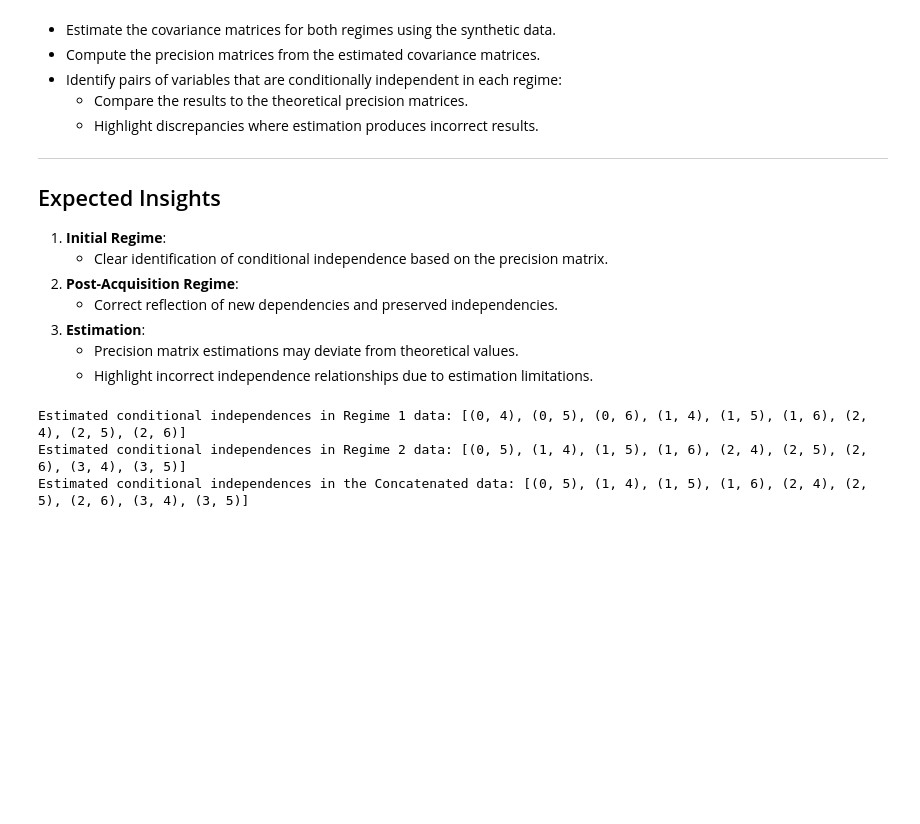
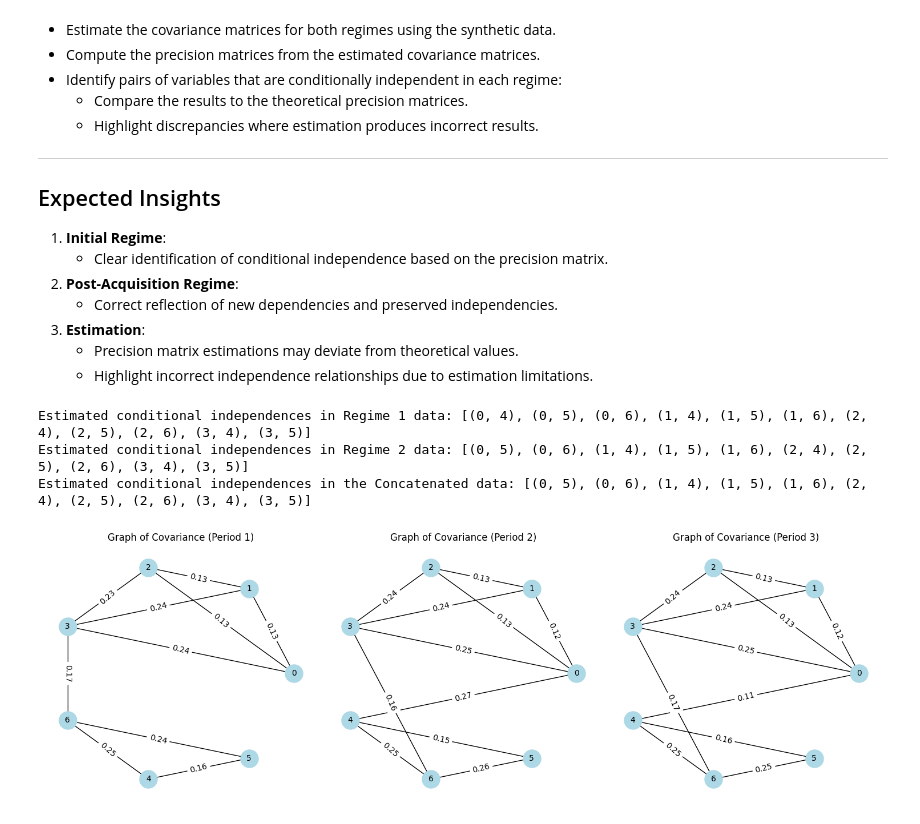
Before and after one commit to AlaaBouattour/TVGL-in-python, a Jupyter notebook: Examples/data_generation_v2.ipynb, the cells around one changed output. Cells and saved outputs as stored; diff of their text form; code cells hidden in the pictures; blank space fills up the shorter version.

```diff
--- a/Examples/data_generation_v2.ipynb
+++ b/Examples/data_generation_v2.ipynb
@@ -153,7 +153,7 @@ _ = np.linalg.cholesky(Sigma1)
 # In[4] (Code): Generate data for the first regime
 
 np.random.seed(42)
-T = 5000
+T = 50000
 mean = np.zeros(7)
 data1 = np.random.multivariate_normal(mean, Sigma1, size=T)
 # %%
@@ -170,7 +170,7 @@ Sigma2 = np.linalg.inv(K2)
 _ = np.linalg.cholesky(Sigma2)
 
 # Generate data for the second regime
-T_prime = 5000
+T_prime = 50000
 data2 = np.random.multivariate_normal(mean, Sigma2, size=T_prime)
 # %%
 # In[8] (Code): Estimate precision matrices and check conditional independences
@@ -205,6 +205,6 @@ print("Estimated conditional independences in Regime 1 data:", ci_1)
 print("Estimated conditional independences in Regime 2 data:", ci_2)
 print("Estimated conditional independences in the Concatenated data:", ci_concat)
 # %% [output]
-Estimated conditional independences in Regime 1 data: [(0, 4), (0, 5), (0, 6), (1, 4), (1, 5), (1, 6), (2, 4), (2, 5), (2, 6)]
-Estimated conditional independences in Regime 2 data: [(0, 5), (1, 4), (1, 5), (1, 6), (2, 4), (2, 5), (2, 6), (3, 4), (3, 5)]
-Estimated conditional independences in the Concatenated data: [(0, 5), (1, 4), (1, 5), (1, 6), (2, 4), (2, 5), (2, 6), (3, 4), (3, 5)]
+Estimated conditional independences in Regime 1 data: [(0, 4), (0, 5), (0, 6), (1, 4), (1, 5), (1, 6), (2, 4), (2, 5), (2, 6), (3, 4), (3, 5)]
+Estimated conditional independences in Regime 2 data: [(0, 5), (0, 6), (1, 4), (1, 5), (1, 6), (2, 4), (2, 5), (2, 6), (3, 4), (3, 5)]
+Estimated conditional independences in the Concatenated data: [(0, 5), (0, 6), (1, 4), (1, 5), (1, 6), (2, 4), (2, 5), (2, 6), (3, 4), (3, 5)]
@@ -210,0 +215,6 @@ Estimated conditional independences in the Concatenated data: [(0, 5), (1, 4), (
+# %%
+from data_generation import plot_graph  # or however you import the function
+
+plot_graph([prec_est_1, prec_est_2, prec_est_concat], threshold=0.01)
+# %% [output]
+[figure, added]
```
Also changed, not shown: parts of 1 cell of this notebook.
